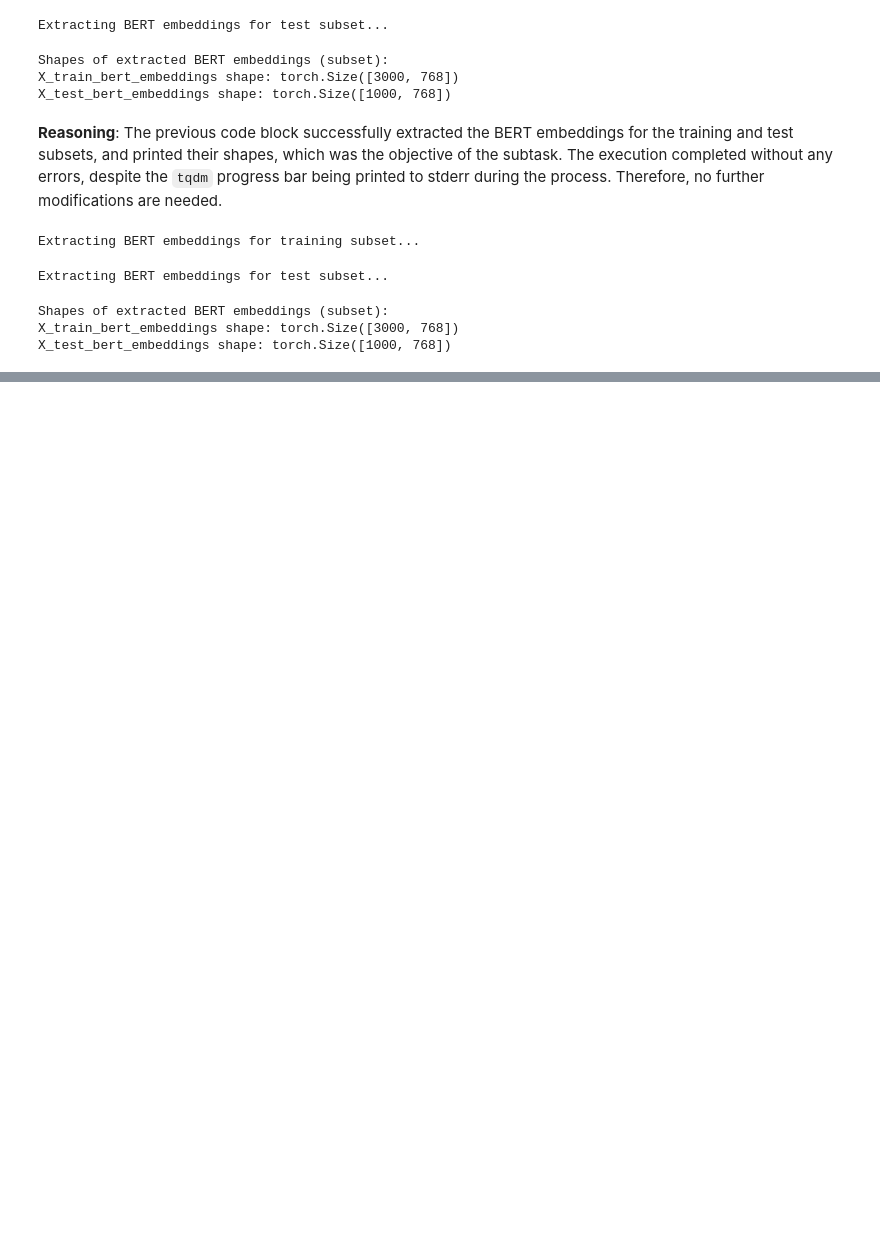
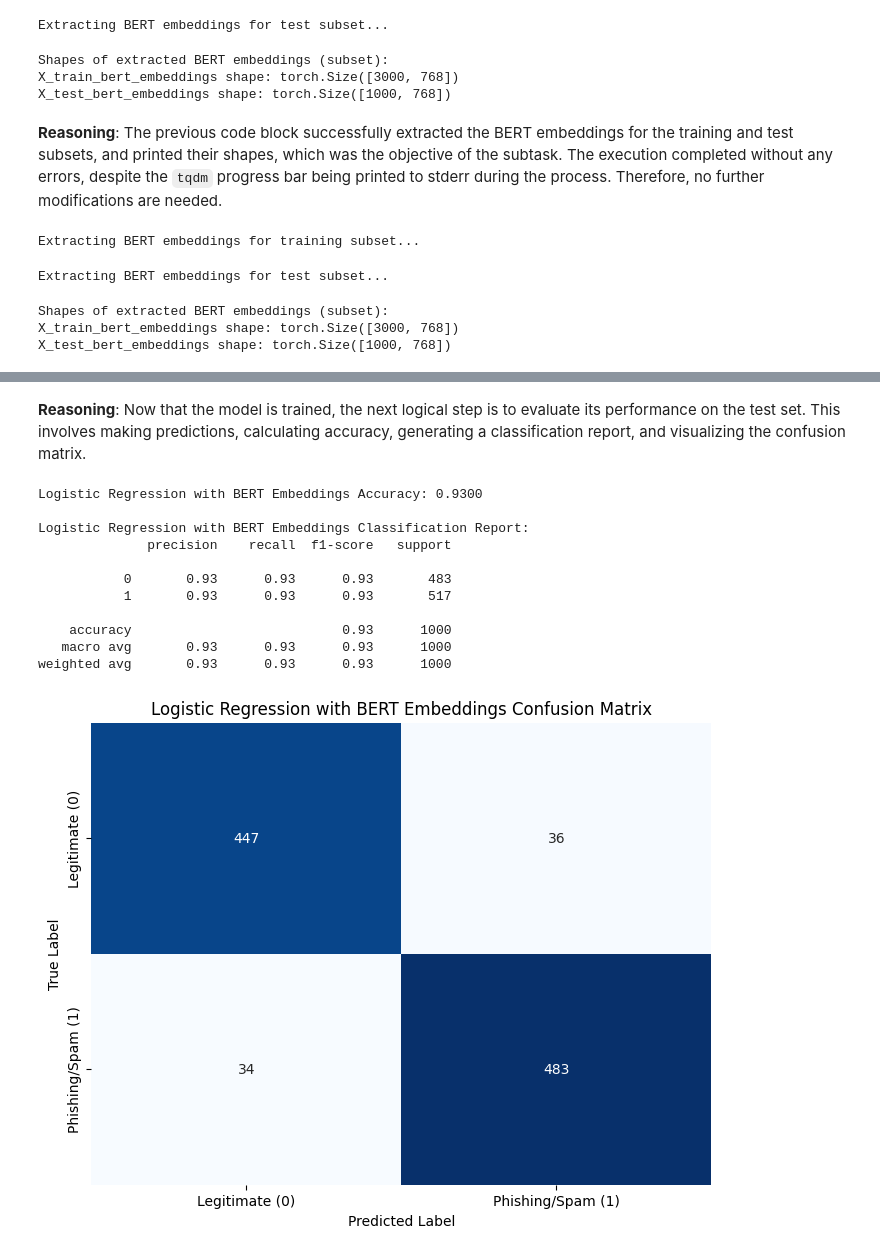
Before and after one commit to Inn0cent-Zer0/AI_detection_phishing_mails, a Jupyter notebook: AI_phishing_detection.ipynb, the cells around one changed output, grey strips where cells are left out. Drawn from its saved outputs; the diff is of its cells as text; code cells hidden in the pictures; blank space fills up the shorter version.

```diff
--- a/AI_phishing_detection.ipynb
+++ b/AI_phishing_detection.ipynb
@@ -1208,0 +1226,6 @@ X_test_bert_embeddings shape: torch.Size([1000, 768])
+# %%
+X_train_bert = X_train_bert_embeddings.numpy()
+X_test_bert = X_test_bert_embeddings.numpy()
+
+print("Shape of X_train_bert:", X_train_bert.shape)
+print("Shape of X_test_bert:", X_test_bert.shape)
@@ -1208,0 +1243,10 @@ X_test_bert_embeddings shape: torch.Size([1000, 768])
+# %%
+from sklearn.linear_model import LogisticRegression
+
+# Initialize the Logistic Regression model
+bert_lr_model = LogisticRegression(random_state=42, solver='liblinear')
+
+# Train the model using BERT embeddings and the subset of training labels
+bert_lr_model.fit(X_train_bert, y_train_subset)
+
+print("Logistic Regression model trained on BERT embeddings subset.")
@@ -1208,0 +1266,44 @@ X_test_bert_embeddings shape: torch.Size([1000, 768])
+# %% [markdown]
+**Reasoning**:
+Now that the model is trained, the next logical step is to evaluate its performance on the test set. This involves making predictions, calculating accuracy, generating a classification report, and visualizing the confusion matrix.
+# %%
+from sklearn.metrics import accuracy_score, classification_report, confusion_matrix, ConfusionMatrixDisplay
+import matplotlib.pyplot as plt
+import seaborn as sns
+
+# Make predictions on the test set
+bert_lr_predictions = bert_lr_model.predict(X_test_bert)
+
+# Calculate accuracy
+bert_lr_accuracy = accuracy_score(y_test_subset, bert_lr_predictions)
+print(f"Logistic Regression with BERT Embeddings Accuracy: {bert_lr_accuracy:.4f}")
+
+# Print classification report
+bert_lr_report = classification_report(y_test_subset, bert_lr_predictions)
+print("\nLogistic Regression with BERT Embeddings Classification Report:")
+print(bert_lr_report)
+
+# Display confusion matrix
+bert_lr_cm = confusion_matrix(y_test_subset, bert_lr_predictions)
+
+plt.figure(figsize=(8, 6))
+sns.heatmap(bert_lr_cm, annot=True, fmt='d', cmap='Blues', cbar=False,
+            xticklabels=['Legitimate (0)', 'Phishing/Spam (1)'],
+            yticklabels=['Legitimate (0)', 'Phishing/Spam (1)'])
+plt.xlabel('Predicted Label')
+plt.ylabel('True Label')
+plt.title('Logistic Regression with BERT Embeddings Confusion Matrix')
+plt.show()
+# %% [output]
+Logistic Regression with BERT Embeddings Accuracy: 0.9300
+
+Logistic Regression with BERT Embeddings Classification Report:
+              precision    recall  f1-score   support
+
+           0       0.93      0.93      0.93       483
+           1       0.93      0.93      0.93       517
+
+    accuracy                           0.93      1000
+   macro avg       0.93      0.93      0.93      1000
+weighted avg       0.93      0.93      0.93      1000
+[figure, added]
```
Also changed, not shown: parts of 12 cells of this notebook.
